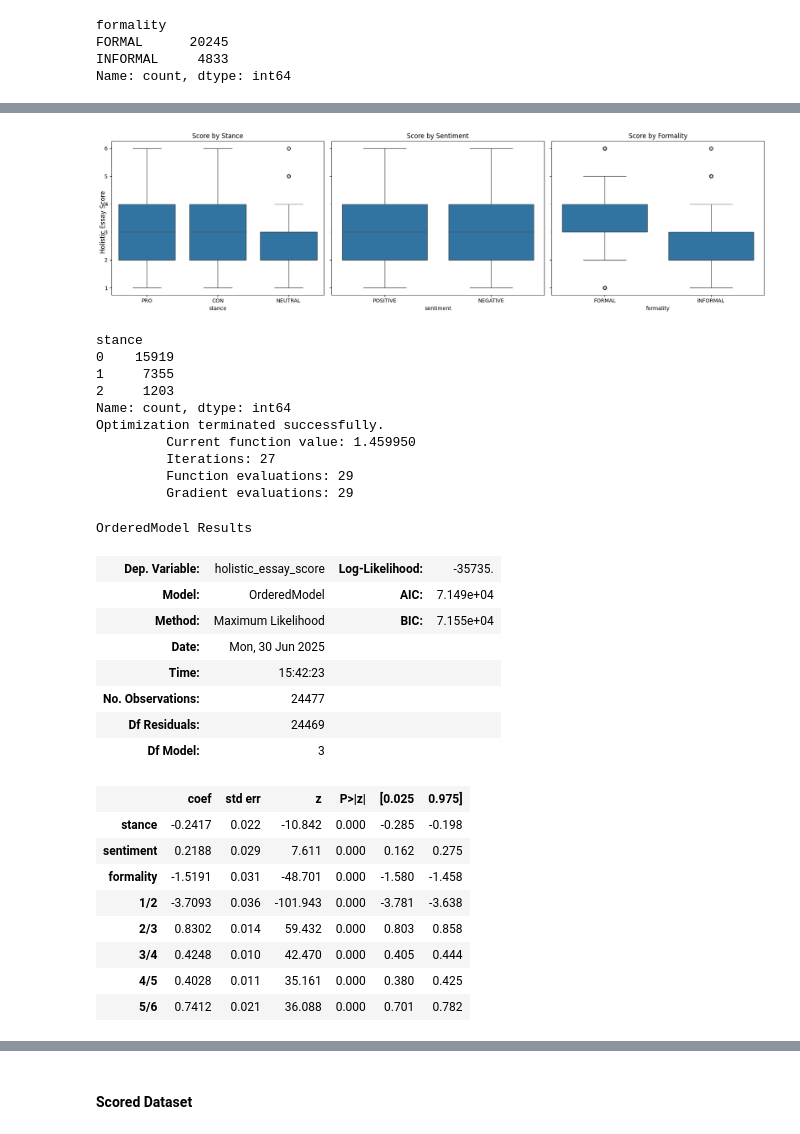
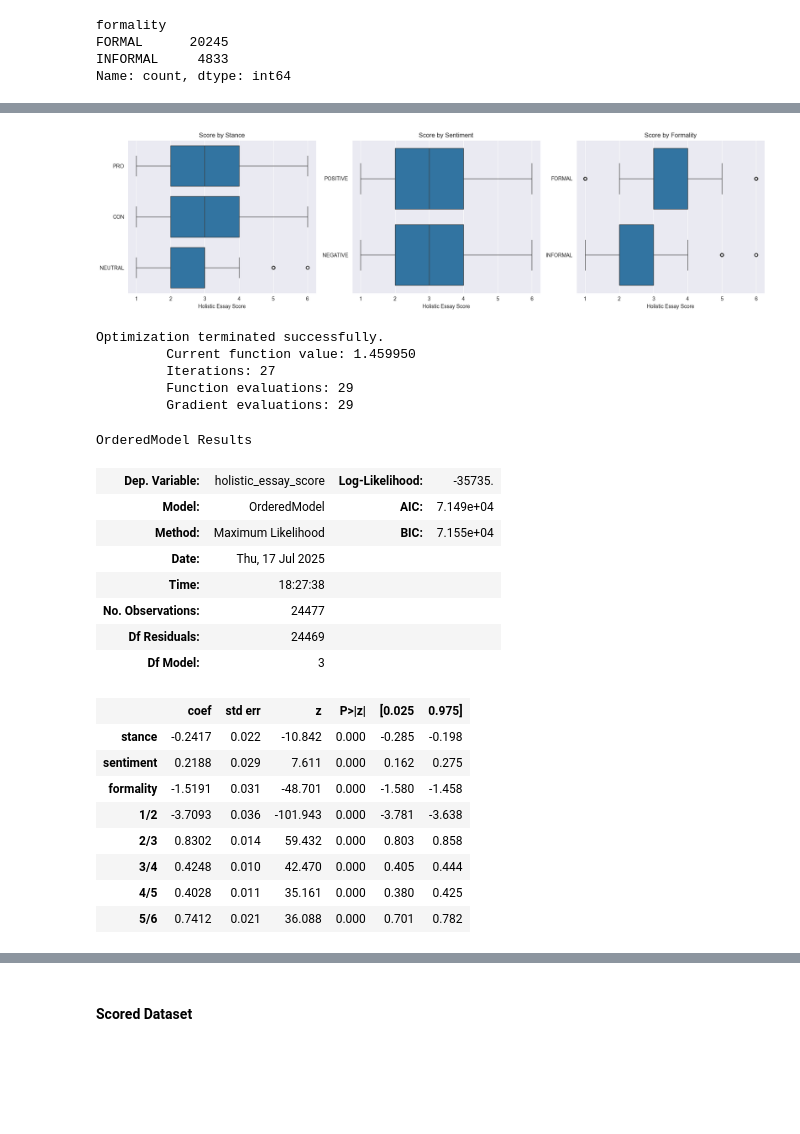
Before and after one commit to AlejandroIbarraC/StyleOverSubstance, a Jupyter notebook: data-analysis-persuade.ipynb, the cells around one changed output, grey strips where cells are left out. Drawn from its saved outputs; the diff is of its cells as text; code cells hidden in the pictures; blank space fills up the shorter version.

```diff
--- a/data-analysis-persuade.ipynb
+++ b/data-analysis-persuade.ipynb
@@ -178,39 +178,60 @@ plt.tight_layout()
 # %%
-# plot essay score per attribute
-fig, axes = plt.subplots(1, 3, figsize=(18, 5), sharey=True)
+import matplotlib.pyplot as plt
+import seaborn as sns
+
+fig, axes = plt.subplots(1, 3, figsize=(18, 5), sharex=False)
 
 # stance
-sns.boxplot(x='stance', y='holistic_essay_score', data=df_clean, ax=axes[0])
+sns.boxplot(
+    y='stance',
+    x='holistic_essay_score',
+    data=df_tagged,
+    ax=axes[0],
+    orient='h',
+)
+axes[0].set_yticks([0, 1, 2])
+axes[0].set_yticklabels(['PRO', 'CON', 'NEUTRAL'])
 axes[0].set_title("Score by Stance")
-axes[0].set_xticks([0, 1, 2])
-axes[0].set_xticklabels(['PRO', 'CON', 'NEUTRAL'])
+axes[0].set_xlabel("Holistic Essay Score")
+axes[0].set_ylabel("")
 
 # sentiment
-sns.boxplot(x='sentiment', y='holistic_essay_score', data=df_clean, ax=axes[1])
+sns.boxplot(
+    y='sentiment',
+    x='holistic_essay_score',
+    data=df_tagged,
+    ax=axes[1],
+    orient='h',
+)
+axes[1].set_yticks([0, 1])
+axes[1].set_yticklabels(['POSITIVE', 'NEGATIVE'])
 axes[1].set_title("Score by Sentiment")
-axes[1].set_xticks([0, 1])
-axes[1].set_xticklabels(['POSITIVE', 'NEGATIVE'])
+axes[1].set_xlabel("Holistic Essay Score")
+axes[1].set_ylabel("")
 
 # formality
-sns.boxplot(x='formality', y='holistic_essay_score', data=df_clean, ax=axes[2])
+sns.boxplot(
+    y='formality',
+    x='holistic_essay_score',
+    data=df_tagged,
+    ax=axes[2],
+    orient='h',
+)
+axes[2].set_yticks([0, 1])
+axes[2].set_yticklabels(['FORMAL', 'INFORMAL'])
 axes[2].set_title("Score by Formality")
-axes[2].set_xticks([0, 1])
-axes[2].set_xticklabels(['FORMAL', 'INFORMAL'])
-
-fig.supylabel("Holistic Essay Score")
-
-# remove y label
-for ax in axes:
-    ax.set_ylabel("")
+axes[2].set_xlabel("Holistic Essay Score")
+axes[2].set_ylabel("")
 
 plt.tight_layout()
+plt.show()
 # %% [output]
-[figure, old version]
+[figure, new version]
 # %%
 from statsmodels.miscmodels.ordinal_model import OrderedModel
 
 # prepare data
-df = df_clean.dropna(subset=["stance", "sentiment", "formality", "holistic_essay_score"])
+df = df_tagged.dropna(subset=["stance", "sentiment", "formality", "holistic_essay_score"])
 df.loc[:, "stance"] = df["stance"].astype(int)
 df.loc[:, "sentiment"] = df["sentiment"].astype(int)
 df.loc[:, "formality"] = df["formality"].astype(int)
@@ -225,11 +246,6 @@ model = OrderedModel(
 res = model.fit(method='bfgs')
 res.summary()
 # %% [output]
-stance
-0    15919
-1     7355
-2     1203
-Name: count, dtype: int64
 Optimization terminated successfully.
          Current function value: 1.459950
          Iterations: 27
@@ -239,8 +255,8 @@ OrderedModel Results
 | Dep. Variable: | holistic_essay_score | Log-Likelihood: | -35735. |
 | Model: | OrderedModel | AIC: | 7.149e+04 |
 | Method: | Maximum Likelihood | BIC: | 7.155e+04 |
-| Date: | Mon, 30 Jun 2025 |  |  |
-| Time: | 15:42:23 |  |  |
+| Date: | Thu, 17 Jul 2025 |  |  |
+| Time: | 18:27:38 |  |  |
 | No. Observations: | 24477 |  |  |
 | Df Residuals: | 24469 |  |  |
 | Df Model: | 3 |  |  |
```
Also changed, not shown: parts of 18 cells of this notebook, 26 other files.
